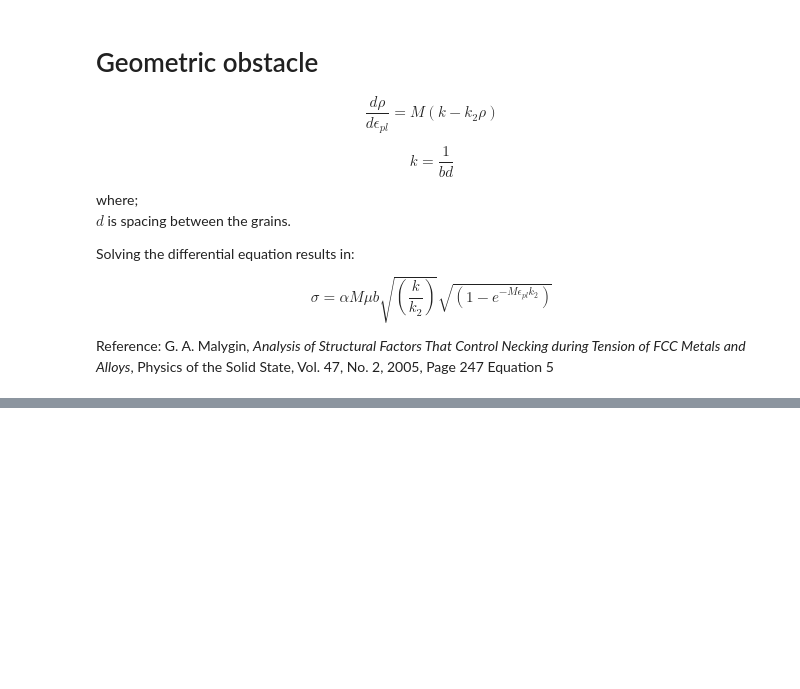
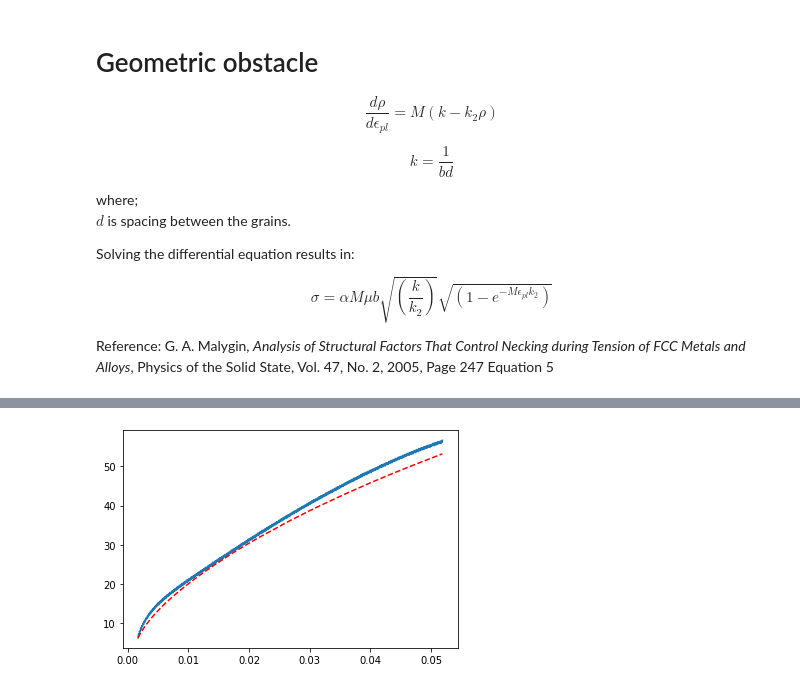
Before and after one commit to algomaster99/meta-btp, a Jupyter notebook: work_hardening_analysis.ipynb, the cells around one changed output, grey strips where cells are left out. Cells and saved outputs as stored; diff of their text form; code cells hidden in the pictures; blank space fills up the shorter version.

```diff
--- a/work_hardening_analysis.ipynb
+++ b/work_hardening_analysis.ipynb
@@ -253,0 +278,26 @@ k2: 22.018754904331168
+# %%
+initial_pl_strain = true_plastic_strain[0]
+
+def deqn(x, k=1e14, k1=3e7, k2=2):
+    c = alpha*shear_modulus*burger_vector_mag*taylor_factor
+    return taylor_factor*c/2*(k*c/x + k1 - k2*x/c)
+
+
+def RK4(y0, iterations, h=0.00002):
+    result = []
+    yi = y0
+    result.append(yi)
+    for i in range(iterations):
+        k1 = deqn(yi)
+        k2 = deqn(k1/2*h + yi)
+        k3 = deqn(k2/2*h + yi)
+        k4 = deqn(k3*h + yi)
+        yi = yi + 1/6*h*(k1+2*k2+2*k3+k4)
+        result.append(yi)
+    return result
+
+fig, ax = plt.subplots(1,1)
+_ = ax.plot(true_plastic_strain, flow_stress)
+_ = ax.plot(true_plastic_strain, RK4(flow_stress[0], len(flow_stress)-1), 'r--')
+# %% [output]
+[figure, added]
```
Also changed, not shown: parts of 4 cells of this notebook.
